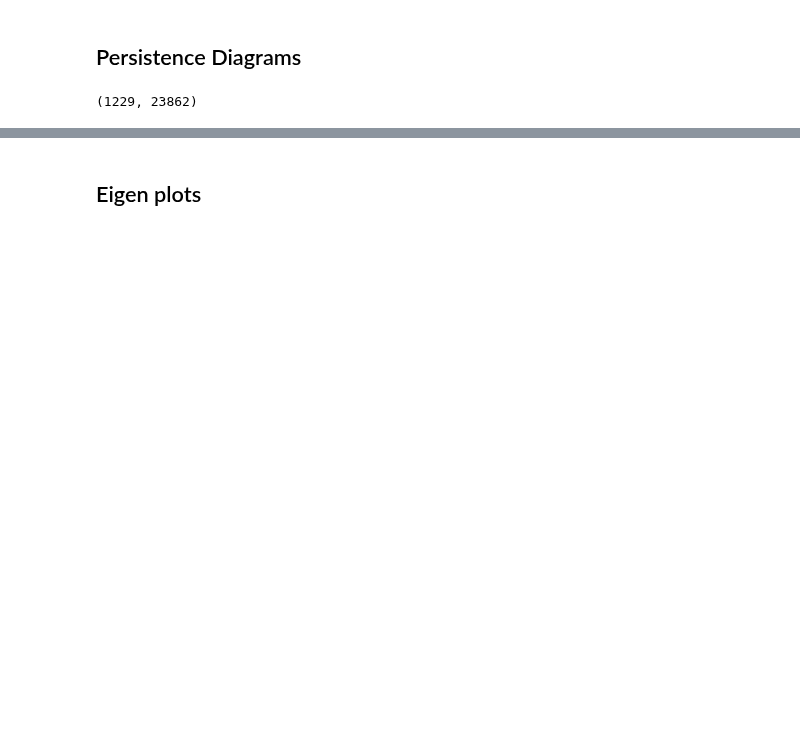
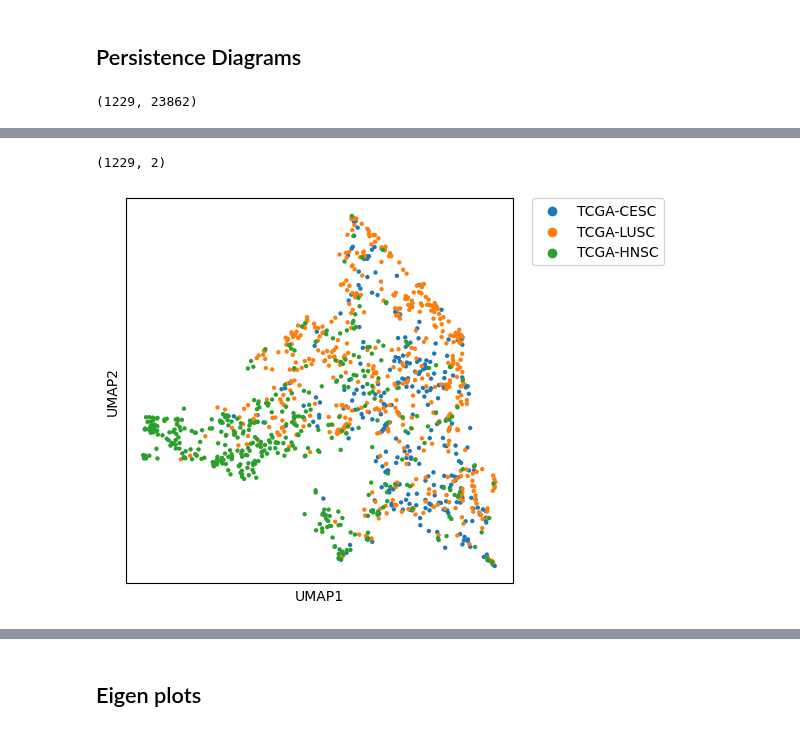
Before and after one commit to Orecchia-Research-Group/manifold_learning, a Jupyter notebook: Pansquam_TCGA.ipynb, the cells around one changed output, grey strips where cells are left out. Saved outputs shown, nothing was run; the diff lists cells and outputs as text; code cells hidden in the pictures; blank space fills up the shorter version.

```diff
--- a/Pansquam_TCGA.ipynb
+++ b/Pansquam_TCGA.ipynb
@@ -286,0 +311,18 @@ plot_diagrams(dgms, show=True)
+# %%
+data = PC[:,0:10]
+reducer = umap.UMAP()
+_UMAP = reducer.fit_transform(data)
+print(_UMAP.shape)
+
+plt.figure(figsize=(5, 5))
+frame1 = sns.scatterplot(_UMAP[:,0], _UMAP[:,1], s=10, hue = Primary, linewidth = 0)
+#plt.xlim(-30000,25000)
+frame1.axes.get_xaxis().set_ticks([])
+frame1.axes.get_yaxis().set_ticks([])
+plt.ylabel('UMAP2')
+plt.xlabel('UMAP1')
+plt.legend(bbox_to_anchor=(1.05, 1), loc=2, borderaxespad=0.)
+plt.show()
+# %% [output]
+(1229, 2)
+[figure, added]
```
Also changed, not shown: parts of 22 cells of this notebook.
